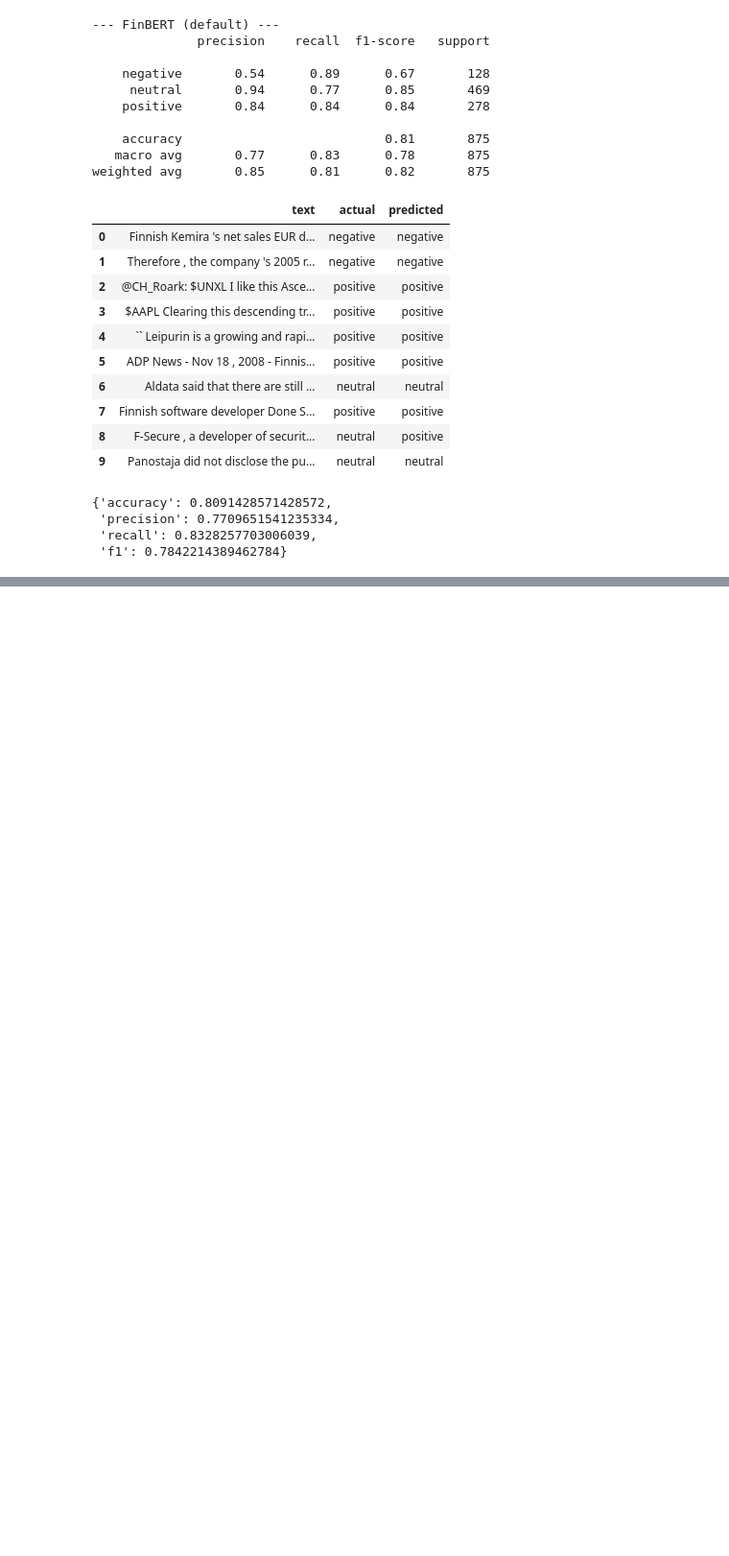
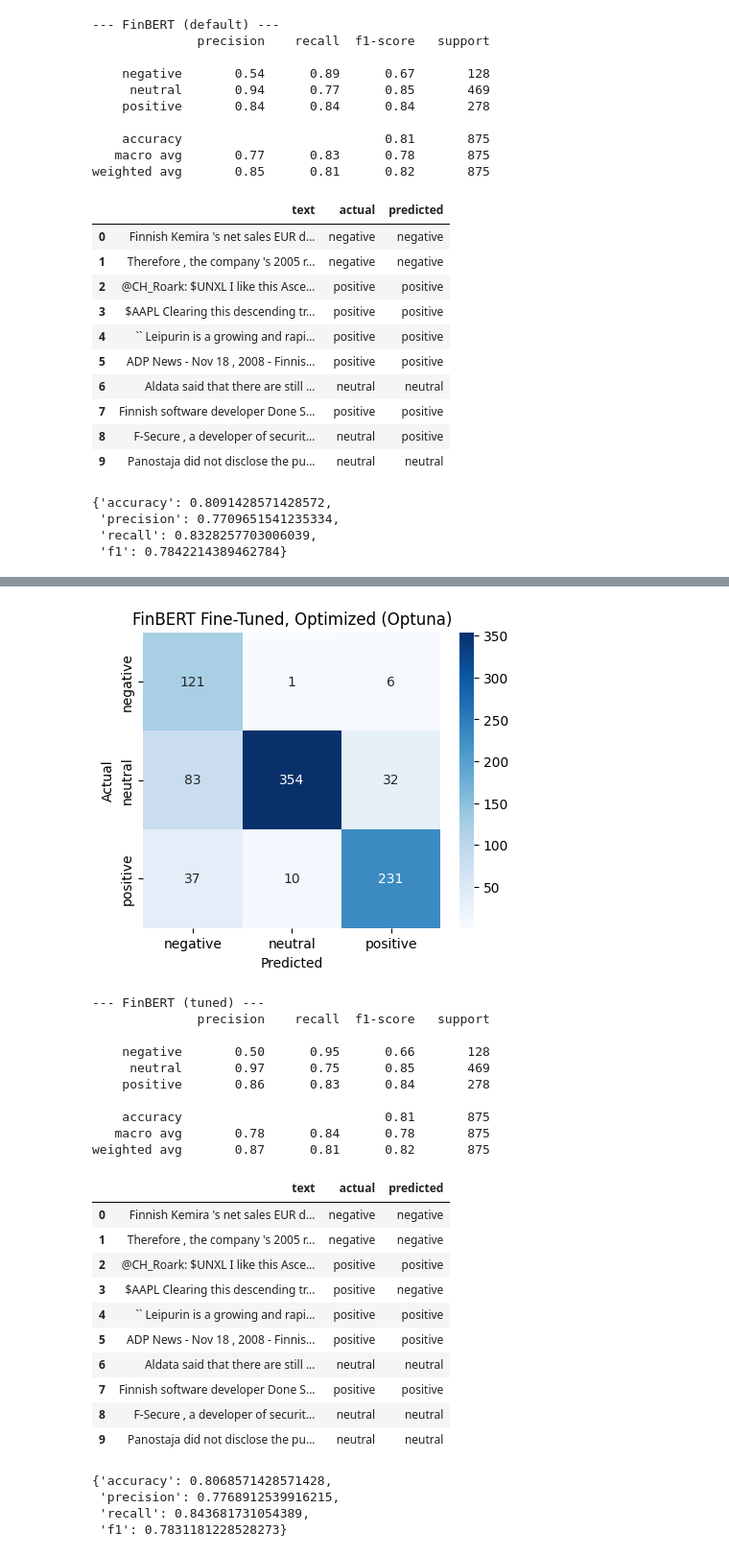
Before and after one commit to faadeola/LLM-financial-sentiment-analysis, a Jupyter notebook: LLM_financial_sentiment_analysis.ipynb, the cells around one changed output, grey strips where cells are left out. Shown at 96% size. Saved outputs shown, nothing was run; the diff lists cells and outputs as text; code cells hidden in the pictures; blank space fills up the shorter version.

```diff
--- a/LLM_financial_sentiment_analysis.ipynb
+++ b/LLM_financial_sentiment_analysis.ipynb
@@ -651,0 +739,8 @@ weighted avg       0.85      0.81      0.82       875
+# %%
+# Run the hyperparameter search using Optuna
+study = optuna.create_study(direction="maximize")
+study.optimize(objective, n_trials=20)
+
+# Print the best hyperparameters and the corresponding validation F1 score
+print("Best params:", study.best_params)
+print("Best val F1:", study.best_value)
@@ -651,0 +837,48 @@ weighted avg       0.85      0.81      0.82       875
+# %%
+# Evaluate the tuned model on the test set
+_, tuned_test_preds, tuned_test_labels = run_evaluation(
+    tuned_model, tuned_test_loader, loss_fn, DEVICE
+)
+
+# Plot confusion matrix for the tuned model
+plot_confusion_matrix(
+    tuned_test_labels, tuned_test_preds, class_names,
+    "FinBERT Fine-Tuned, Optimized (Optuna)",
+)
+
+# Show results for the tuned model
+finbert_tuned_preds_df = show_results(
+    "FinBERT (tuned)", test_texts, tuned_test_labels, tuned_test_preds,
+    label_encoder, class_names,
+)
+
+# Store metrics for the tuned model
+results["finetuned_tuned"] = get_metrics(tuned_test_labels, tuned_test_preds)
+results["finetuned_tuned"]
+# %% [output]
+[figure, added]
+--- FinBERT (tuned) ---
+              precision    recall  f1-score   support
+
+    negative       0.50      0.95      0.66       128
+     neutral       0.97      0.75      0.85       469
+    positive       0.86      0.83      0.84       278
+
+    accuracy                           0.81       875
+   macro avg       0.78      0.84      0.78       875
+weighted avg       0.87      0.81      0.82       875
+|  | text | actual | predicted |
+| 0 | Finnish Kemira 's net sales EUR d... | negative | negative |
+| 1 | Therefore , the company 's 2005 r... | negative | negative |
+| 2 | @CH_Roark: $UNXL I like this Asce... | positive | positive |
+| 3 | $AAPL Clearing this descending tr... | positive | negative |
+| 4 | `` Leipurin is a growing and rapi... | positive | positive |
+| 5 | ADP News - Nov 18 , 2008 - Finnis... | positive | positive |
+| 6 | Aldata said that there are still ... | neutral | neutral |
+| 7 | Finnish software developer Done S... | positive | positive |
+| 8 | F-Secure , a developer of securit... | neutral | neutral |
+| 9 | Panostaja did not disclose the pu... | neutral | neutral |
+{'accuracy': 0.8068571428571428,
+ 'precision': 0.7768912539916215,
+ 'recall': 0.843681731054389,
+ 'f1': 0.7831181228528273}
```
Also changed, not shown: parts of 33 cells of this notebook.
